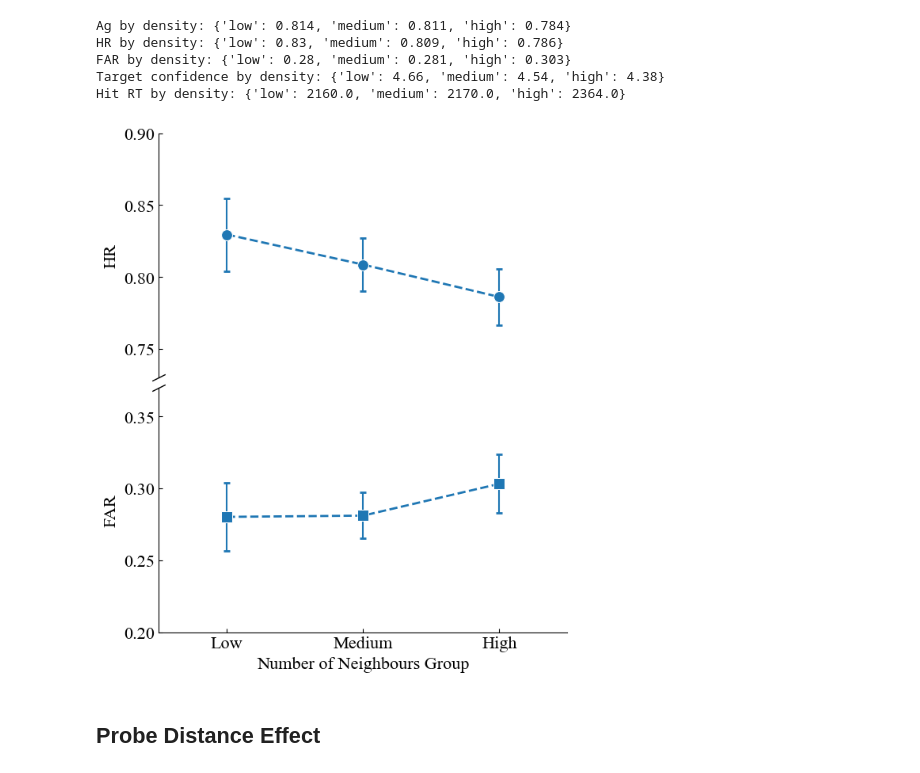
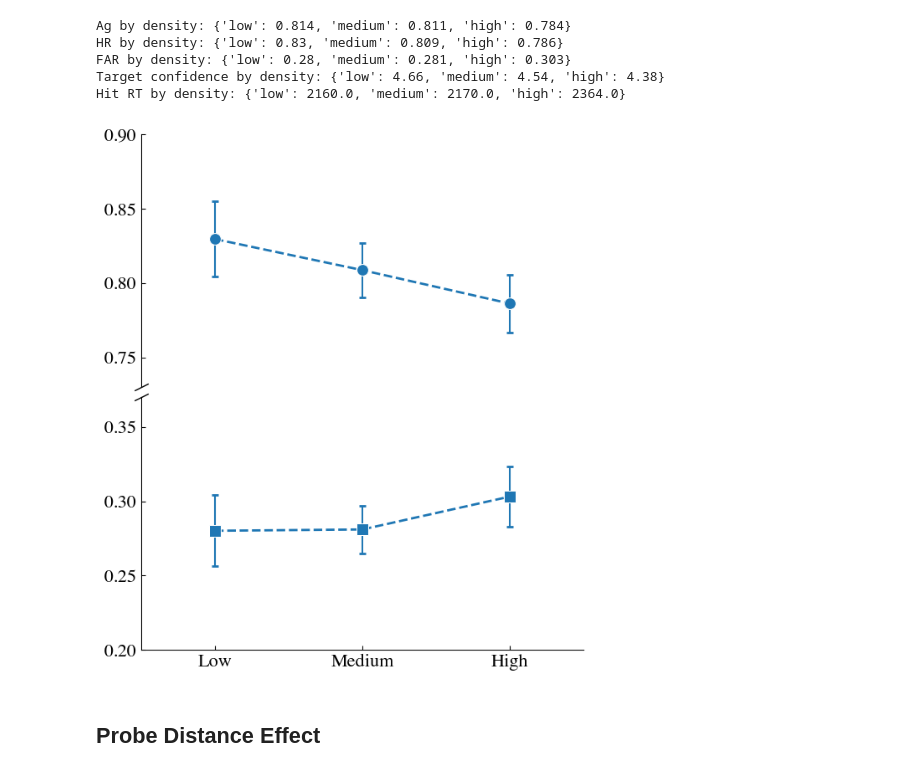
Before and after one commit to pennmem/CMR-IA, a Jupyter notebook: Analysis/simu8_cr_sim/simu8_Pantelis.ipynb, the cells around one changed output. Drawn from its saved outputs; the diff is of its cells as text; code cells hidden in the pictures.

```diff
--- a/Analysis/simu8_cr_sim/simu8_Pantelis.ipynb
+++ b/Analysis/simu8_cr_sim/simu8_Pantelis.ipynb
@@ -11,7 +11,7 @@ import CMR_IA as cmr
 
 cmr.analysis.setup_notebook()
 
-SAVEFIG = False
+SAVEFIG = True
 SAVEDATA = False
 # %% [markdown]
 # Exp 1
@@ -400,7 +400,7 @@ far_plot = far_dens.reset_index()
 xpos = np.arange(3)
 
 fig, (ax1, ax2) = plt.subplots(2, 1, sharex=True, figsize=(6, 7))
-fig.subplots_adjust(left=0.12, right=0.98, bottom=0.08, top=0.98, hspace=0.04)
+fig.subplots_adjust(left=0.1, right=0.98, bottom=0.1, top=0.98, hspace=0.04)
 
 ax1.errorbar(x=xpos, y=hr_plot["mean"], yerr=hr_plot["sem"], marker=None, capsize=3, capthick=2, linestyle="none")
 ax2.errorbar(x=xpos, y=far_plot["mean"], yerr=far_plot["sem"], marker=None, capsize=3, capthick=2, linestyle="none")
@@ -413,34 +413,34 @@ for ax in (ax1, ax2):
     ax.tick_params(axis="y", direction="in")
     ax.tick_params(axis="x", direction="in")
     ax.spines.right.set_visible(False)
 ax1.spines.bottom.set_visible(False)
 ax1.spines.top.set_visible(False)
 ax2.spines.top.set_visible(False)
 ax1.tick_params(axis="x", which="both", bottom=False)
 
 # Slanted break marks between the two panels
 d = 0.5
 kwargs = dict(marker=[(-1, -d), (1, d)], markersize=12, linestyle="none", color="k", mec="k", mew=1, clip_on=False)
 ax1.plot(0, 0, transform=ax1.transAxes, **kwargs)
 ax2.plot(0, 1, transform=ax2.transAxes, **kwargs)
 
 ax2.set_xticks(xpos)
 ax2.set_xticklabels(["Low", "Medium", "High"])
 ax1.set_yticks(np.arange(0.75, 0.91, 0.05))
 ax2.set_yticks(np.arange(0.20, 0.36, 0.05))
 ax2.set_xlim(-0.5, 2.5)
 ax1.set_ylabel("HR")
 ax2.set_ylabel("FAR")
 ax2.set_xlabel("Number of Neighbours Group")
 
 if SAVEFIG:
     ax1.set_ylabel(None)
     ax2.set_ylabel(None)
     ax2.set_xlabel(None)
     plt.savefig("figures/simu8_PantelisExp3_hrfar-neighbor.pdf")
 plt.show()
 # %% [output]
-[figure, old version]
+[figure, new version]
 # %% [markdown]
 ## Probe Distance Effect
 # %%
```
Also changed, not shown: parts of 5 cells of this notebook, 42 other files.
